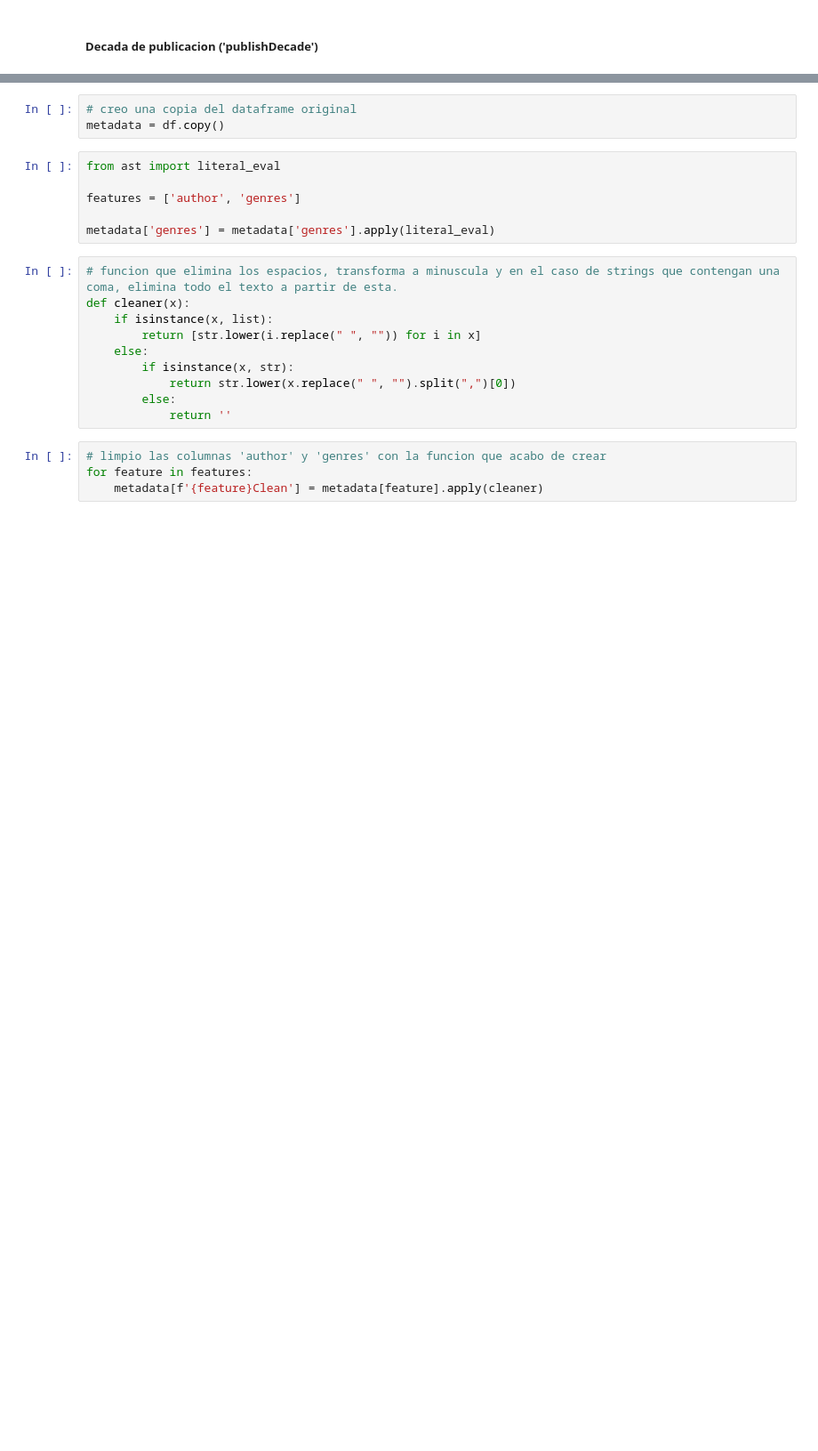
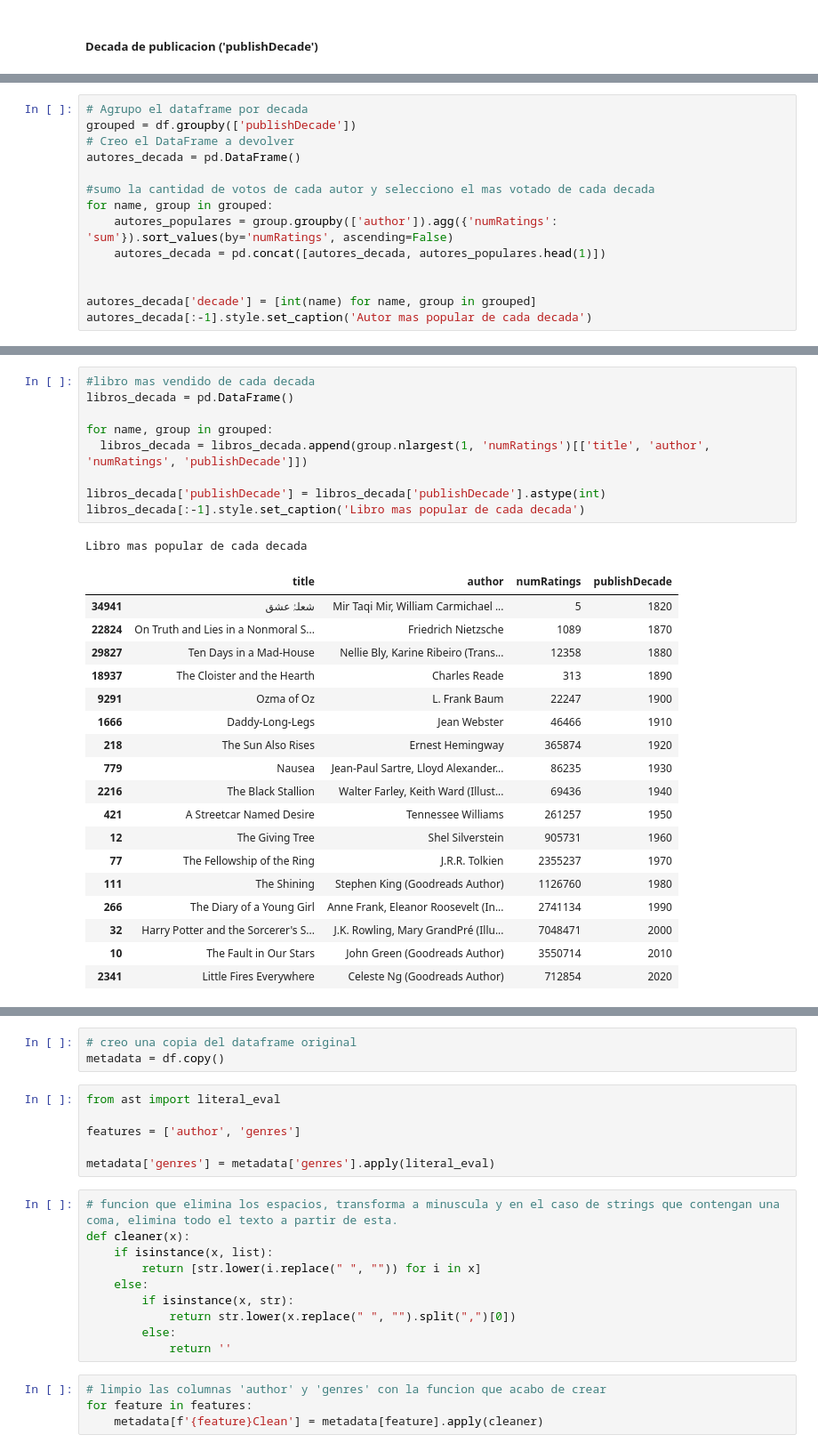
Before and after one commit to NicolasTabbita/Book_Recommender, a Jupyter notebook: EntregaFinal.ipynb, the cells around one changed output, grey strips where cells are left out. Shown at 89% size. Drawn from its saved outputs; the diff is of its cells as text; blank space fills up the shorter version.

```diff
--- a/EntregaFinal.ipynb
+++ b/EntregaFinal.ipynb
@@ -165,0 +214,14 @@ plt.hist(df.publishDecade)
+# %%
+# Agrupo el dataframe por decada
+grouped = df.groupby(['publishDecade'])
+# Creo el DataFrame a devolver
+autores_decada = pd.DataFrame()
+
+#sumo la cantidad de votos de cada autor y selecciono el mas votado de cada decada
+for name, group in grouped:
+    autores_populares = group.groupby(['author']).agg({'numRatings': 'sum'}).sort_values(by='numRatings', ascending=False)
+    autores_decada = pd.concat([autores_decada, autores_populares.head(1)])
+
+
+autores_decada['decade'] = [int(name) for name, group in grouped]
+autores_decada[:-1].style.set_caption('Autor mas popular de cada decada')
@@ -166 +249,30 @@ plt.hist(df.publishDecade)
+# %%
+#libro mas vendido de cada decada
+libros_decada = pd.DataFrame()
+
+for name, group in grouped:
+  libros_decada = libros_decada.append(group.nlargest(1, 'numRatings')[['title', 'author', 'numRatings', 'publishDecade']])
+
+libros_decada['publishDecade'] = libros_decada['publishDecade'].astype(int)
+libros_decada[:-1].style.set_caption('Libro mas popular de cada decada')
+# %% [output]
+Libro mas popular de cada decada
+|  | title | author | numRatings | publishDecade |
+| 34941 | شعلۂ عشق | Mir Taqi Mir, William Carmichael ... | 5 | 1820 |
+| 22824 | On Truth and Lies in a Nonmoral S... | Friedrich Nietzsche | 1089 | 1870 |
+| 29827 | Ten Days in a Mad-House | Nellie Bly, Karine Ribeiro (Trans... | 12358 | 1880 |
+| 18937 | The Cloister and the Hearth | Charles Reade | 313 | 1890 |
+| 9291 | Ozma of Oz | L. Frank Baum | 22247 | 1900 |
+| 1666 | Daddy-Long-Legs | Jean Webster | 46466 | 1910 |
+| 218 | The Sun Also Rises | Ernest Hemingway | 365874 | 1920 |
+| 779 | Nausea | Jean-Paul Sartre, Lloyd Alexander... | 86235 | 1930 |
+| 2216 | The Black Stallion | Walter Farley, Keith Ward (Illust... | 69436 | 1940 |
+| 421 | A Streetcar Named Desire | Tennessee Williams | 261257 | 1950 |
+| 12 | The Giving Tree | Shel Silverstein | 905731 | 1960 |
+| 77 | The Fellowship of the Ring | J.R.R. Tolkien | 2355237 | 1970 |
+| 111 | The Shining | Stephen King (Goodreads Author) | 1126760 | 1980 |
+| 266 | The Diary of a Young Girl | Anne Frank, Eleanor Roosevelt (In... | 2741134 | 1990 |
+| 32 | Harry Potter and the Sorcerer's S... | J.K. Rowling, Mary GrandPré (Illu... | 7048471 | 2000 |
+| 10 | The Fault in Our Stars | John Green (Goodreads Author) | 3550714 | 2010 |
+| 2341 | Little Fires Everywhere | Celeste Ng (Goodreads Author) | 712854 | 2020 |
 # %% [markdown]
```
Also changed, not shown: parts of 15 cells of this notebook.
